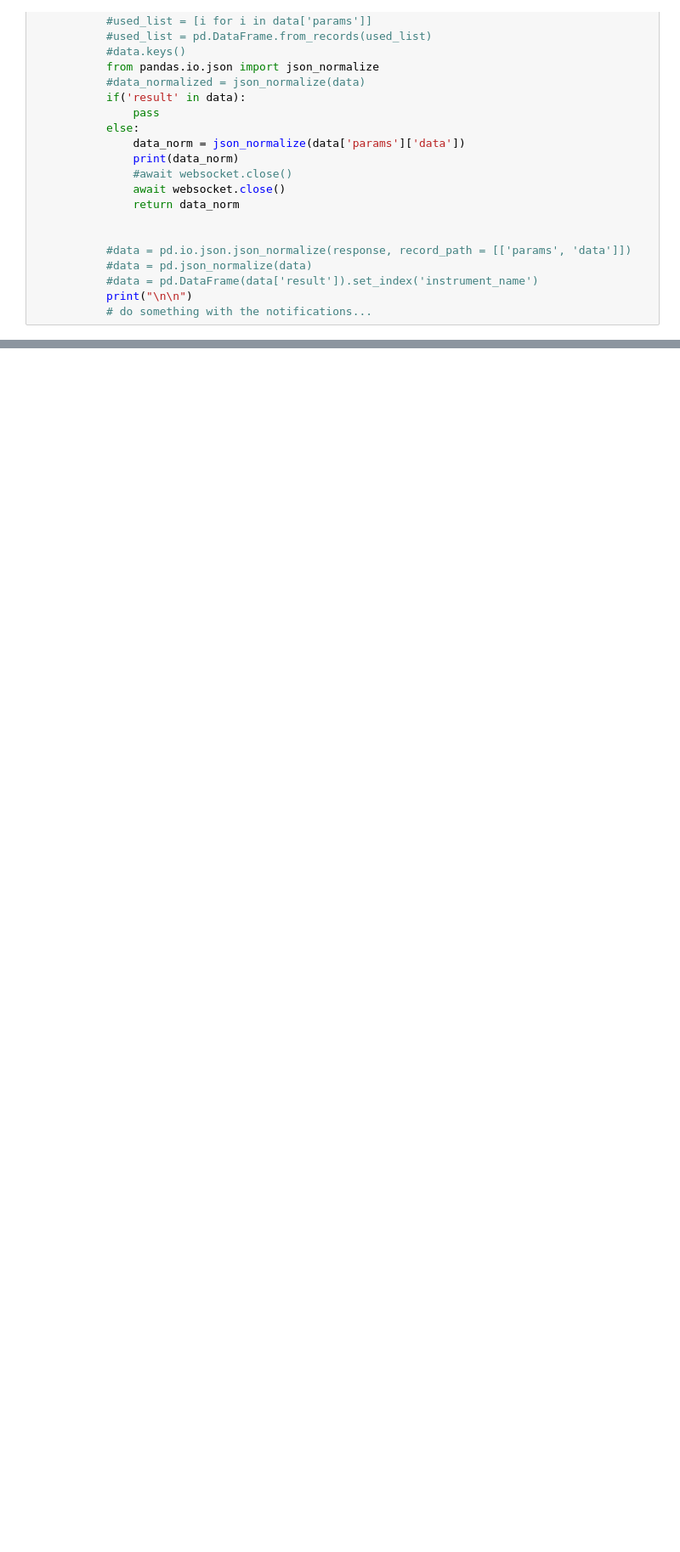
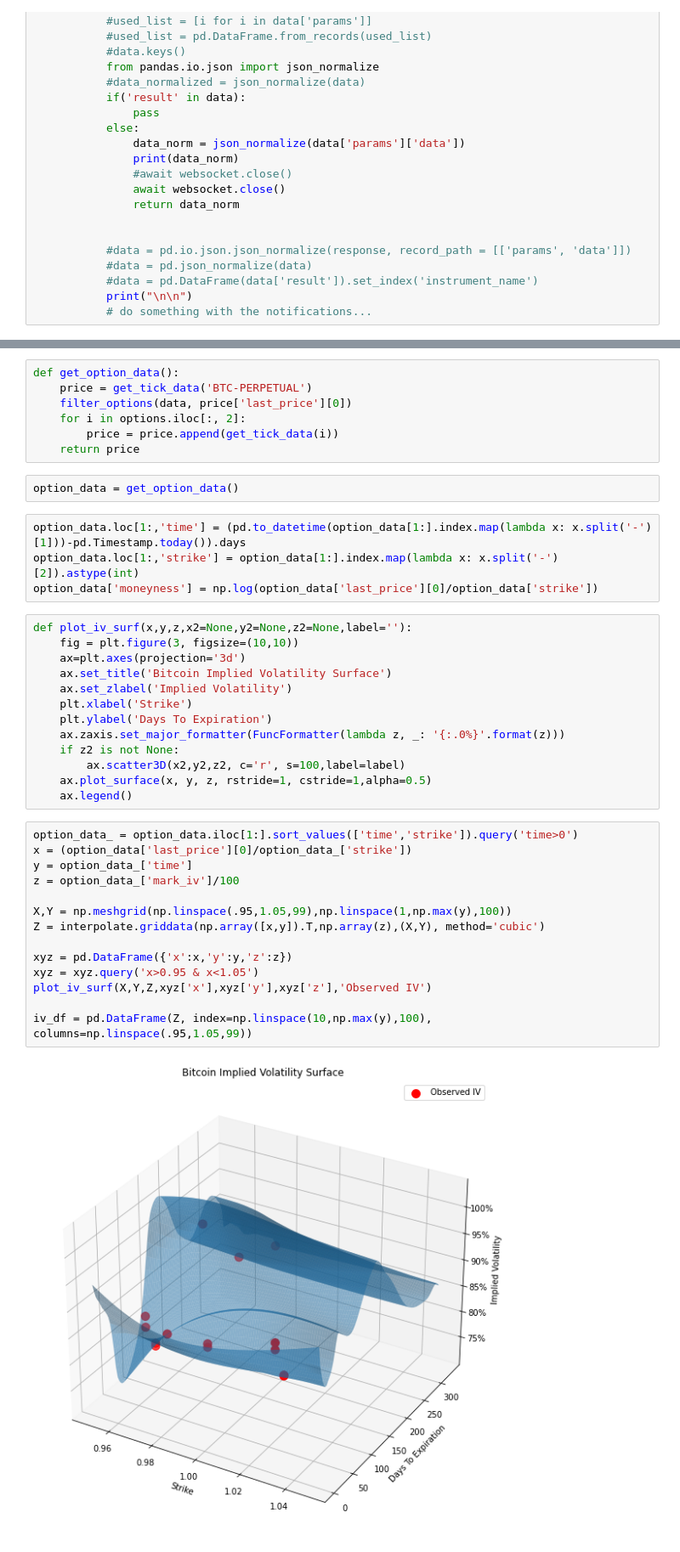
Before and after one commit to tajungjang/BTC_Vol_Forecasting, a Jupyter notebook: deribit_api.ipynb, the cells around one changed output, grey strips where cells are left out. Shown at 85% size. Drawn from its saved outputs; the diff is of its cells as text; blank space fills up the shorter version.

Commit message:
plot surface working

```diff
--- a/deribit_api.ipynb
+++ b/deribit_api.ipynb
@@ -94,0 +119,42 @@ data.describe()
+# %%
+def get_option_data():
+    price = get_tick_data('BTC-PERPETUAL')
+    filter_options(data, price['last_price'][0])
+    for i in options.iloc[:, 2]:
+        price = price.append(get_tick_data(i))
+    return price
+# %%
+option_data = get_option_data()
+# %%
+option_data.loc[1:,'time'] = (pd.to_datetime(option_data[1:].index.map(lambda x: x.split('-')[1]))-pd.Timestamp.today()).days
+option_data.loc[1:,'strike'] = option_data[1:].index.map(lambda x: x.split('-')[2]).astype(int)
+option_data['moneyness'] = np.log(option_data['last_price'][0]/option_data['strike'])
+# %%
+def plot_iv_surf(x,y,z,x2=None,y2=None,z2=None,label=''):
+    fig = plt.figure(3, figsize=(10,10))
+    ax=plt.axes(projection='3d')
+    ax.set_title('Bitcoin Implied Volatility Surface')
+    ax.set_zlabel('Implied Volatility')
+    plt.xlabel('Strike')
+    plt.ylabel('Days To Expiration')
+    ax.zaxis.set_major_formatter(FuncFormatter(lambda z, _: '{:.0%}'.format(z)))
+    if z2 is not None:
+        ax.scatter3D(x2,y2,z2, c='r', s=100,label=label)
+    ax.plot_surface(x, y, z, rstride=1, cstride=1,alpha=0.5)
+    ax.legend()
+# %%
+option_data_ = option_data.iloc[1:].sort_values(['time','strike']).query('time>0')
+x = (option_data['last_price'][0]/option_data_['strike'])
+y = option_data_['time']
+z = option_data_['mark_iv']/100
+
+X,Y = np.meshgrid(np.linspace(.95,1.05,99),np.linspace(1,np.max(y),100))
+Z = interpolate.griddata(np.array([x,y]).T,np.array(z),(X,Y), method='cubic')
+
+xyz = pd.DataFrame({'x':x,'y':y,'z':z})
+xyz = xyz.query('x>0.95 & x<1.05')
+plot_iv_surf(X,Y,Z,xyz['x'],xyz['y'],xyz['z'],'Observed IV')
+
+iv_df = pd.DataFrame(Z, index=np.linspace(10,np.max(y),100), columns=np.linspace(.95,1.05,99))
+# %% [output]
+[figure, added]
```
Also changed, not shown: parts of 8 cells of this notebook, 1 other file.
